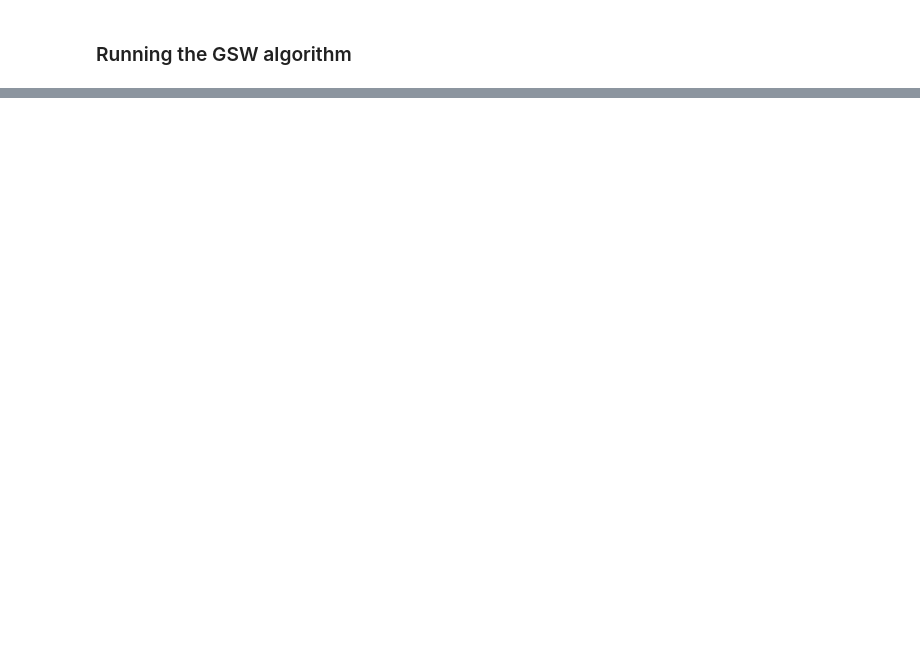
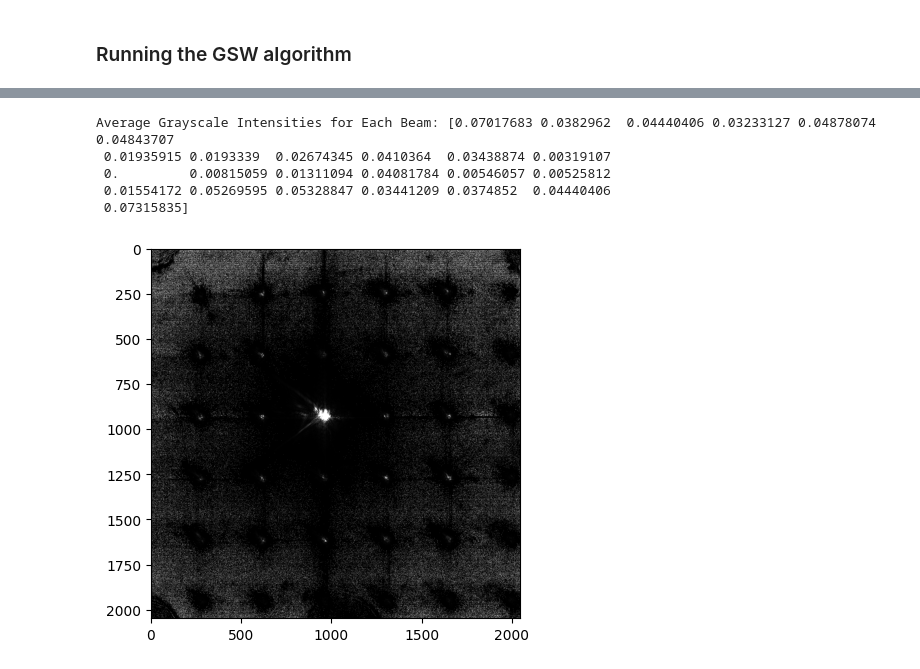
Before and after one commit to AndersonXu99/AONN, a Jupyter notebook: SLM Phase Pattern/test.ipynb, the cells around one changed output, grey strips where cells are left out. Drawn from its saved outputs; the diff is of its cells as text; code cells hidden in the pictures; blank space fills up the shorter version.

```diff
--- a/SLM Phase Pattern/test.ipynb
+++ b/SLM Phase Pattern/test.ipynb
@@ -355,0 +378,2 @@ rescale = 2e-5
+# %%
+rescale = 3e-6
@@ -554,0 +761,42 @@ KeyboardInterrupt:
+# %%
+Pattern = np.zeros((2160, 3840), dtype=np.float64)
+Pattern = pattern_placement(3, Pattern, Pattern_part)
+Pattern = np.mod(Pattern, 2 * np.pi)
+slm.display_data(Pattern)
+captured_image = dcam_show_single_captured_image()
+captured_image = np.array(captured_image)
+if captured_image is None:
+    raise ValueError("Captured image is None")
+
+captured_image = captured_image - background
+
+plt.imshow(captured_image, cmap='gray')
+
+number_of_images = 10
+
+time.sleep(1)
+sum_intensities = np.zeros(25)  # Reset the sum for each iteration
+
+for _ in range(number_of_images):
+    captured_image = dcam_show_single_captured_image()
+    captured_image = np.array(captured_image)
+    if captured_image is None:
+        raise ValueError("Captured image is None")
+    time.sleep(1)
+
+    captured_image = captured_image - background
+    captured_image[captured_image < 0] = 0
+    measured_intensities = measure_greyscale_intensity(captured_image, beam_corners, 5)
+    measured_intensities[12] = 0  # Skip the center beam
+
+    sum_intensities += np.array([intensity * rescale for intensity in measured_intensities])
+
+average_intensities = sum_intensities / number_of_images
+print("Average Grayscale Intensities for Each Beam:", average_intensities)
+# %% [output]
+Average Grayscale Intensities for Each Beam: [0.07017683 0.0382962  0.04440406 0.03233127 0.04878074 0.04843707
+ 0.01935915 0.0193339  0.02674345 0.0410364  0.03438874 0.00319107
+ 0.         0.00815059 0.01311094 0.04081784 0.00546057 0.00525812
+ 0.01554172 0.05269595 0.05328847 0.03441209 0.0374852  0.04440406
+ 0.07315835]
+[figure, added]
```
Also changed, not shown: parts of 38 cells of this notebook, 6 other files.
